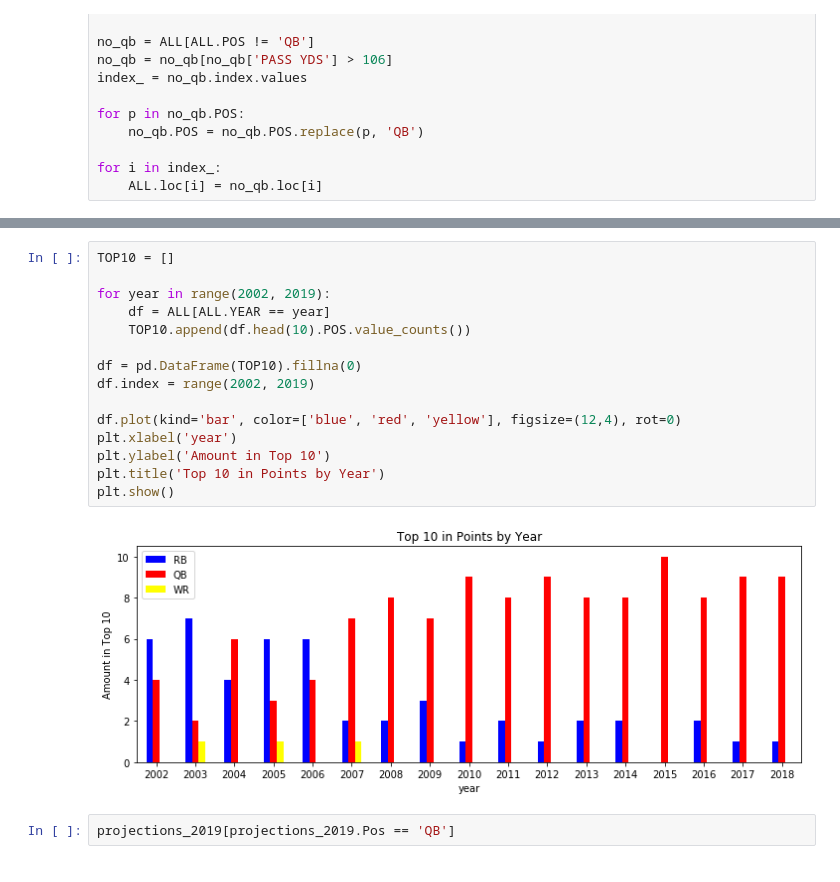
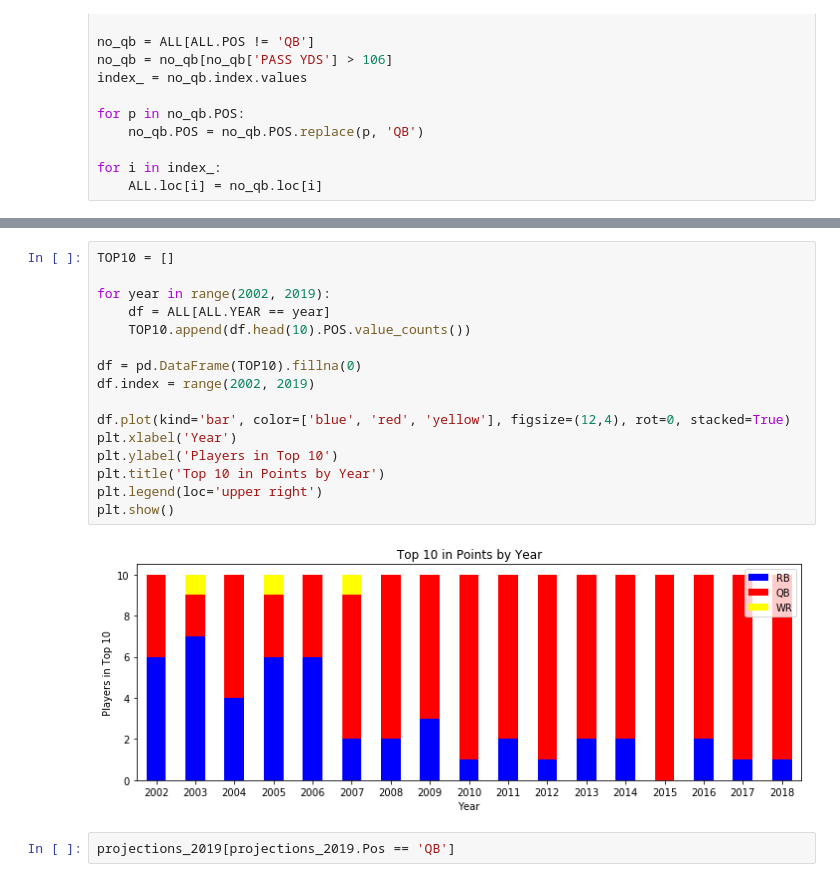
Before and after one commit to jlwalsh13/Capstone_1, a Jupyter notebook: fantasy_project.ipynb, the cells around one changed output, grey strips where cells are left out. Drawn from its saved outputs; the diff is of its cells as text.

```diff
--- a/fantasy_project.ipynb
+++ b/fantasy_project.ipynb
@@ -59,20 +59,21 @@ projections_2019[:20]
 # %%
 TOP10 = []
 
 for year in range(2002, 2019):
     df = ALL[ALL.YEAR == year]
     TOP10.append(df.head(10).POS.value_counts())
 
 df = pd.DataFrame(TOP10).fillna(0)
 df.index = range(2002, 2019)
 
-df.plot(kind='bar', color=['blue', 'red', 'yellow'], figsize=(12,4), rot=0)
-plt.xlabel('year')
-plt.ylabel('Amount in Top 10')
+df.plot(kind='bar', color=['blue', 'red', 'yellow'], figsize=(12,4), rot=0, stacked=True)
+plt.xlabel('Year')
+plt.ylabel('Players in Top 10')
 plt.title('Top 10 in Points by Year')
+plt.legend(loc='upper right')
 plt.show()
 # %% [output]
-[figure, old version]
+[figure, new version]
 # %%
 projections_2019[projections_2019.Pos == 'QB']
 # %% [output]
```
Also changed, not shown: parts of 12 cells of this notebook.
